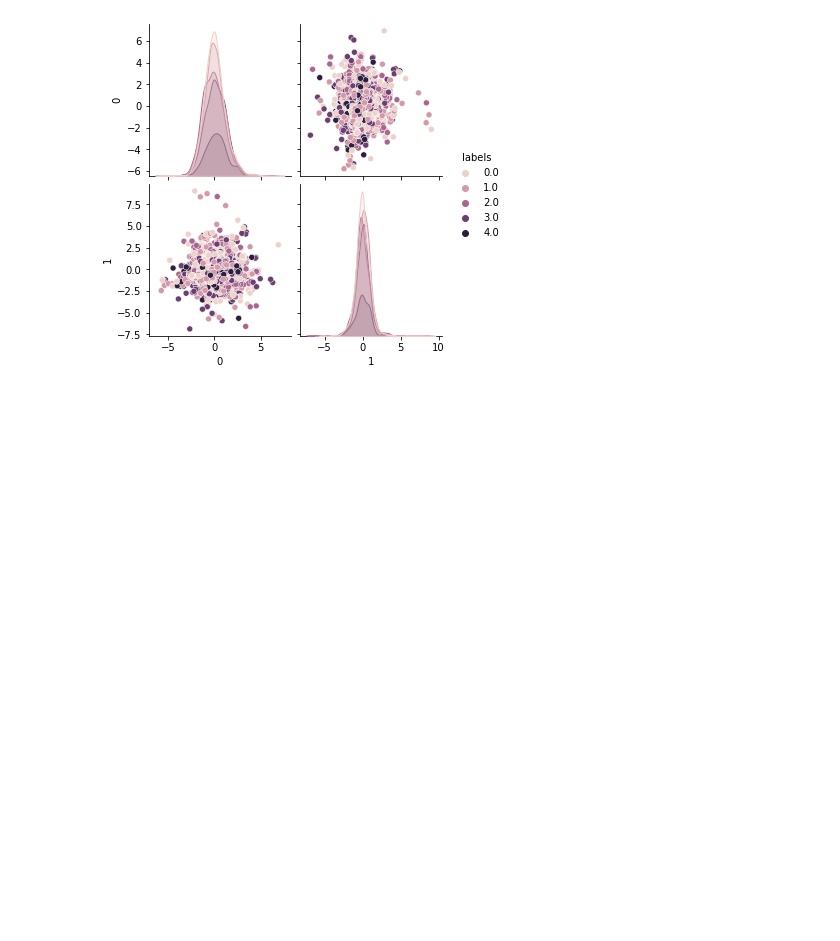
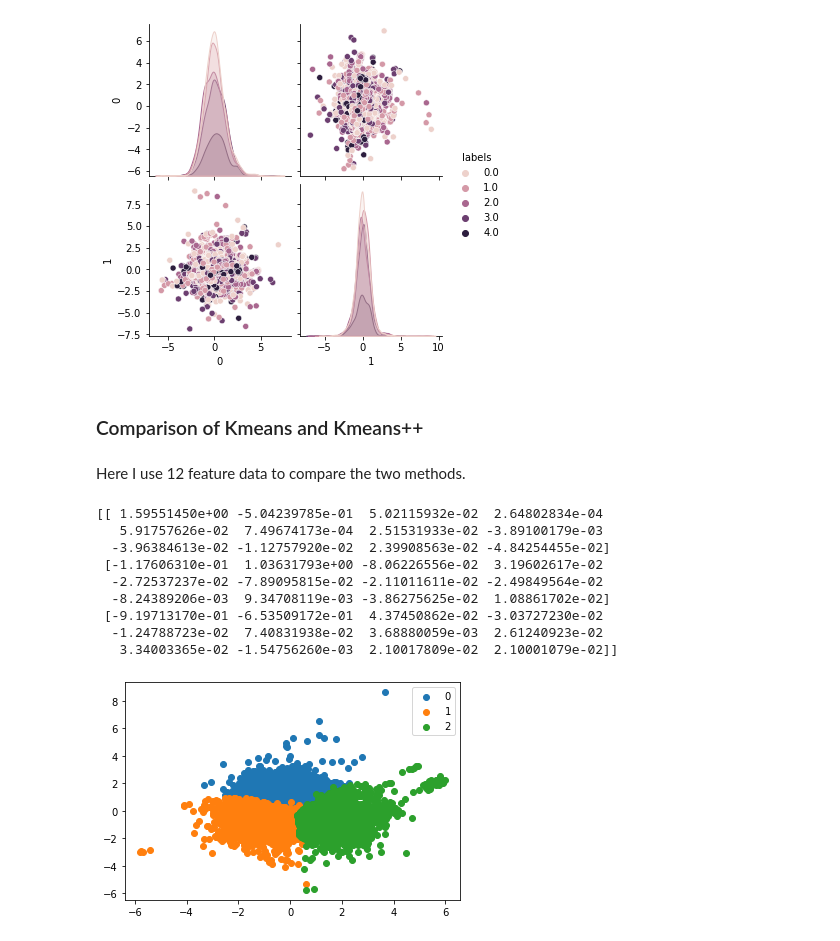
Before and after one commit to Requiem98/ADM-HW4, a Jupyter notebook: main.ipynb, the cells around one changed output. Drawn from its saved outputs; the diff is of its cells as text; code cells hidden in the pictures; blank space fills up the shorter version.

```diff
--- a/main.ipynb
+++ b/main.ipynb
@@ -1283,7 +1352,7 @@ plt.title('Score vs. Number of clusters');
 #### Perform Clustering Using K-Means Algorithm through 3 Classes.
 # %%
 # create kmeans object
-kmeans = KMeans(n_clusters = 3)
+kmeans = KMeans(n_clusters = 3, init="random")
 
 # Fit the k-means model with 2 clusters
 learner_2 = kmeans.fit(features_famd)
@@ -1378,7 +1447,7 @@ plt.title('Score vs. Number of clusters');
 #### Perform Clustering Using K-Means Algorithm through 5 Classes.
 # %%
 # create kmeans object
-kmeans = KMeans(n_clusters = 5)
+kmeans = KMeans(n_clusters = 5, init="random")
 
 # save new clusters for chart. Predict the labels of clusters.
 cluster_pred = kmeans.fit_predict(features_famd)
@@ -1397,3 +1466,32 @@ features = pd.concat((features_famd,labels),axis=1)
 sns.pairplot(features,hue='labels');
 # %% [output]
 [figure]
+# %% [markdown]
+### Comparison of Kmeans and Kmeans++
+# %% [markdown]
+Here I use 12 feature data to compare the two methods.
+# %%
+#Kmeans
+time1 = time.time()
+kmeans = KMeans(n_clusters = 3, init="random")
+kmeans_result = kmeans.fit(features_famd)
+print(kmeans_result.cluster_centers_)
+cluster_pred = kmeans.fit_predict(features_famd)
+time2 = time.time()
+u_labels = np.unique(cluster_pred)
+for i in u_labels:
+    plt.scatter(features_famd.iloc[cluster_pred == i , 0] , features_famd.iloc[cluster_pred == i , 1] , label = i)
+plt.legend()
+plt.show()
+print("This process took "+str(time2-time1)+" seconds")
+# %% [output]
+[[ 1.59551450e+00 -5.04239785e-01  5.02115932e-02  2.64802834e-04
+   5.91757626e-02  7.49674173e-04  2.51531933e-02 -3.89100179e-03
+  -3.96384613e-02 -1.12757920e-02  2.39908563e-02 -4.84254455e-02]
+ [-1.17606310e-01  1.03631793e+00 -8.06226556e-02  3.19602617e-02
+  -2.72537237e-02 -7.89095815e-02 -2.11011611e-02 -2.49849564e-02
+  -8.24389206e-03  9.34708119e-03 -3.86275625e-02  1.08861702e-02]
+ [-9.19713170e-01 -6.53509172e-01  4.37450862e-02 -3.03727230e-02
+  -1.24788723e-02  7.40831938e-02  3.68880059e-03  2.61240923e-02
+   3.34003365e-02 -1.54756260e-03  2.10017809e-02  2.10001079e-02]]
+[figure, added]
```
Also changed, not shown: parts of 26 cells of this notebook.
